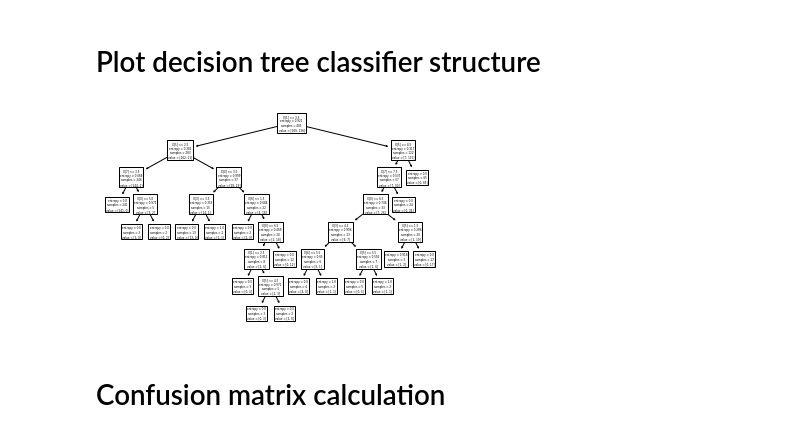
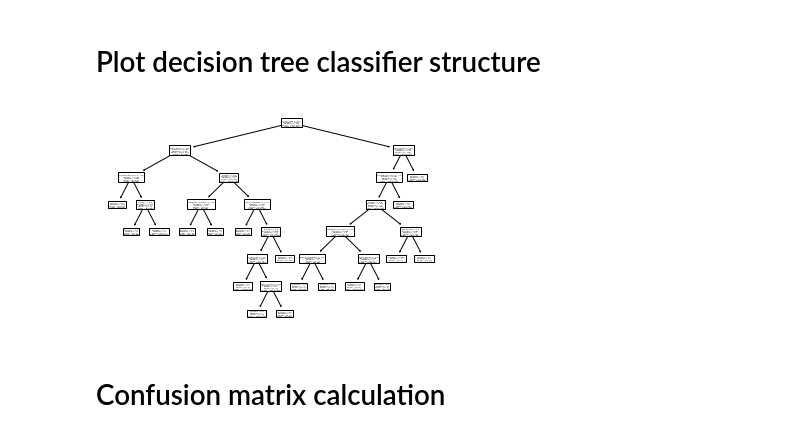
Before and after one commit to cleversonahum/breast_cancer_diagnosis, a Jupyter notebook: notebook/dt_classifier_breast_cancer.ipynb, the cells around one changed output. Cells and saved outputs as stored; diff of their text form; code cells hidden in the pictures.

Commit message:
updating decision tree plot

```diff
--- a/notebook/dt_classifier_breast_cancer.ipynb
+++ b/notebook/dt_classifier_breast_cancer.ipynb
@@ -293,10 +293,10 @@ Classifier type:  Neural network , Test Accuracy =  0.9742489270386266
 # Plot decision tree classifier structure
 # %%
 plt.figure()
-tree.plot_tree(dt)
+tree.plot_tree(dt, feature_names=['Clump','U_Cell_size','U_Cell_shape','Marginal_Adhesion','SE_epitelial_cell_size','Bare_nuclei','bland_chromatin','Normal_Nucleoli','Mitoses'], class_names=['Benign', 'Malignant'])
 plt.show()
 # %% [output]
-[figure, old version]
+[figure, new version]
 # %% [markdown]
 # Confusion matrix calculation
 # %%
```
Also changed, not shown: parts of 5 cells of this notebook.
